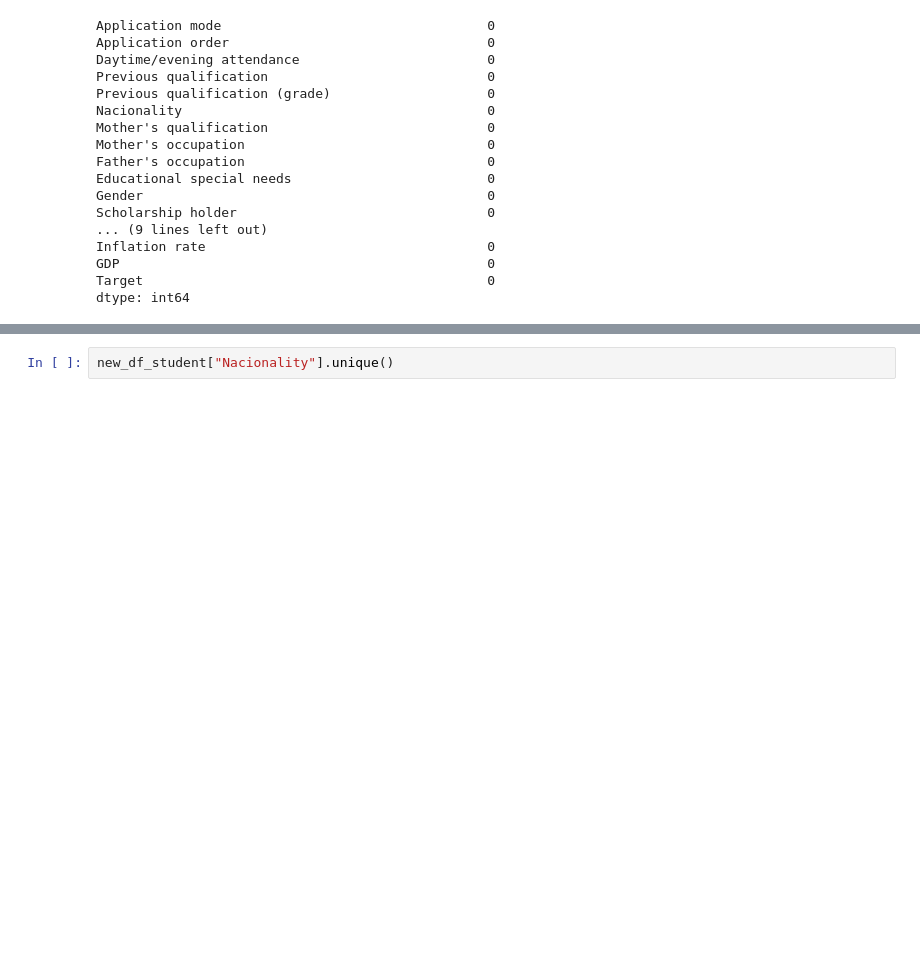
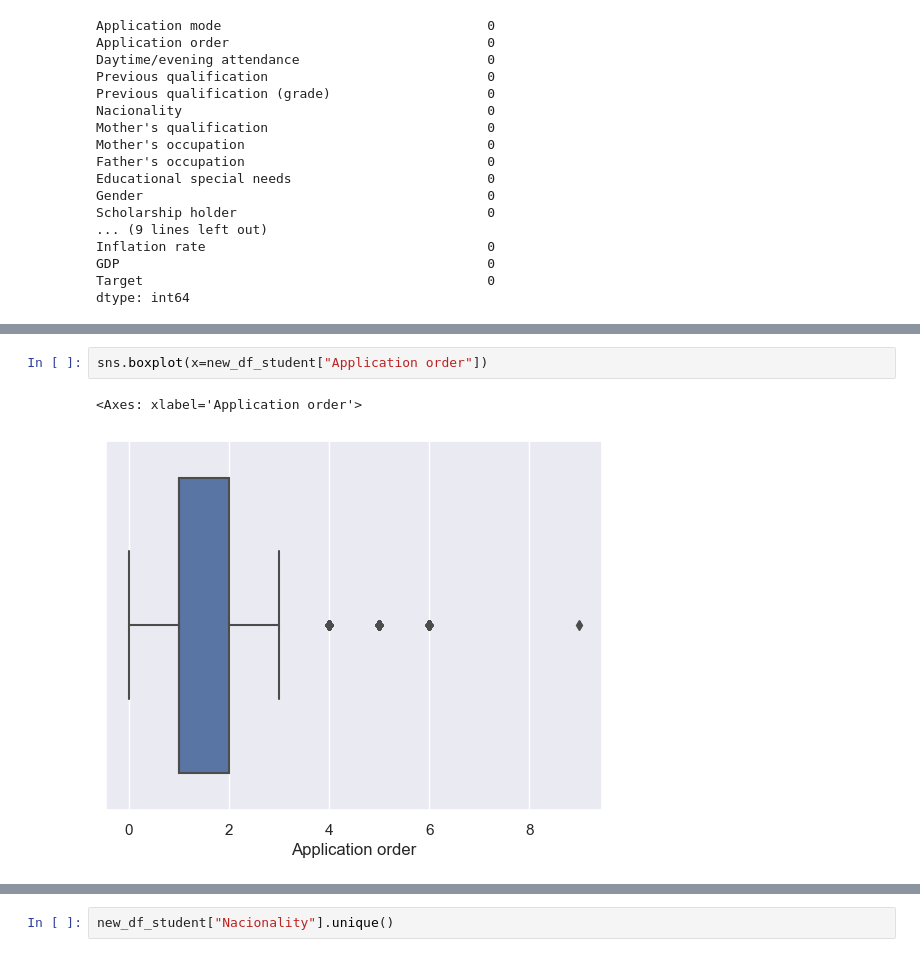
Before and after one commit to Alexandra-Mavrofoti/Alexandra_Mavrofoti_DPrepHDip_CA1, a Jupyter notebook: Alexandra_Mavrofoti_DPrepHDip_CA1_v2.ipynb, the cells around one changed output, grey strips where cells are left out. Drawn from its saved outputs; the diff is of its cells as text; blank space fills up the shorter version.

```diff
--- a/Alexandra_Mavrofoti_DPrepHDip_CA1_v2.ipynb
+++ b/Alexandra_Mavrofoti_DPrepHDip_CA1_v2.ipynb
@@ -194,0 +226,5 @@ dtype: int64
+# %%
+sns.boxplot(x=new_df_student["Application order"])
+# %% [output]
+<Axes: xlabel='Application order'>
+[figure, added]
```
Also changed, not shown: parts of 30 cells of this notebook.
